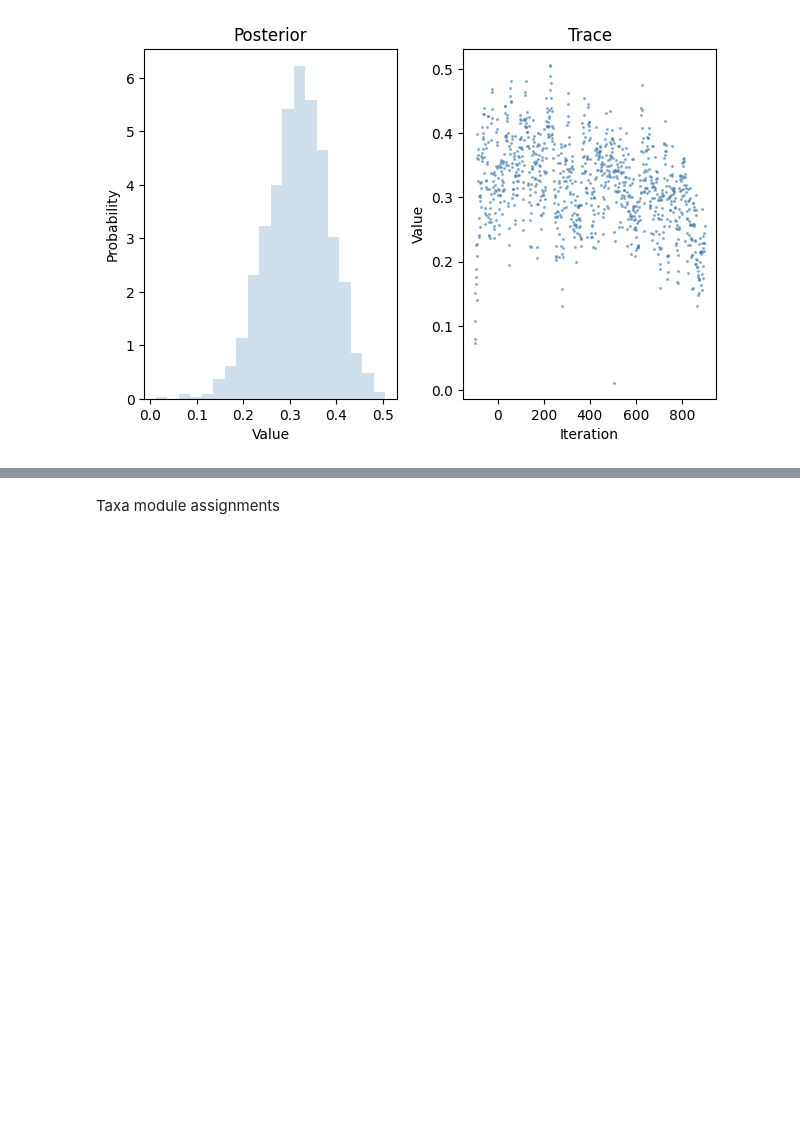
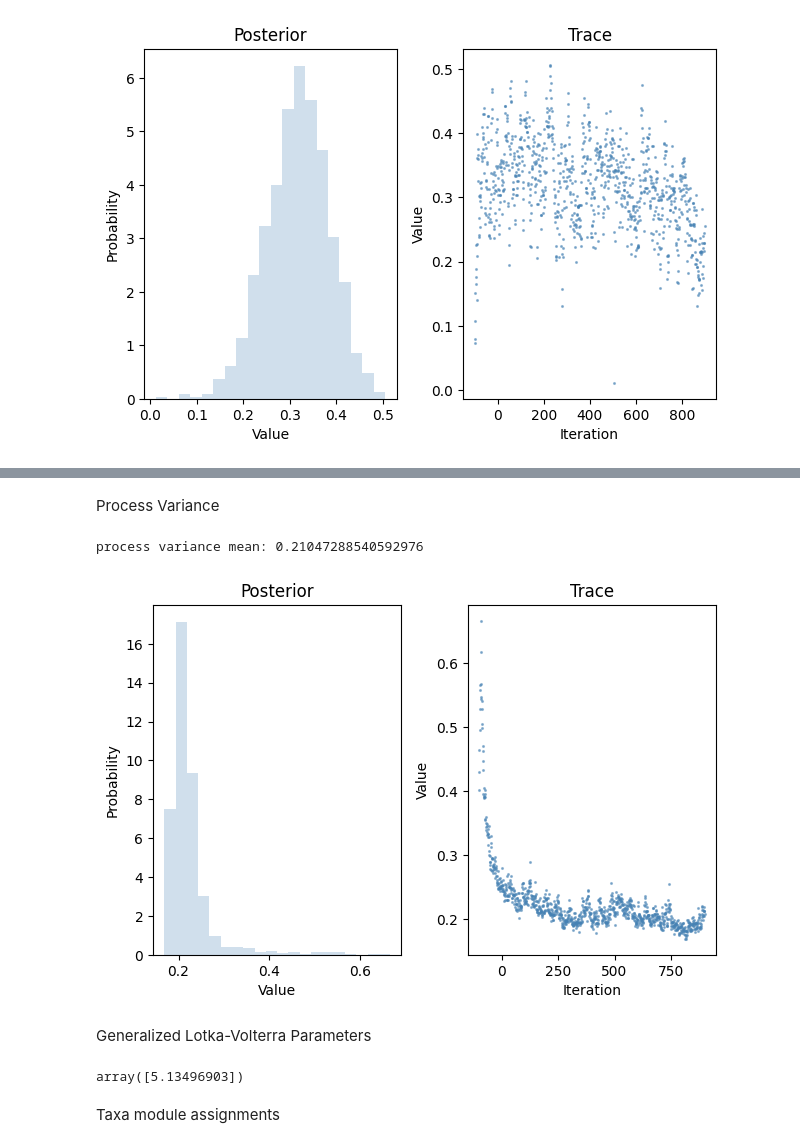
Before and after one commit to alejandrocs98/masters-thesis, a Jupyter notebook: mdsine2_mcnulty_lf0.ipynb, the cells around one changed output, grey strips where cells are left out. Drawn from its saved outputs; the diff is of its cells as text; code cells hidden in the pictures; blank space fills up the shorter version.

```diff
--- a/mdsine2_mcnulty_lf0.ipynb
+++ b/mdsine2_mcnulty_lf0.ipynb
@@ -272,0 +305,22 @@ R_obeum: 0.5963569640509283
+# %% [markdown]
+Process Variance
+# %%
+# Get the trace of the process variance {names.py, config.py, posterior.py}
+procees_var_lf0_s0 = mcmc_lf0_s0.graph[STRNAMES.PROCESSVAR]
+procees_var_trace_lf0_s0 = procees_var_lf0_s0.get_trace_from_disk(section='entire')
+
+# Get the mean of the process variance {pylab/variables.py}
+procees_var_mean_lf0_s0 = md2.summary(procees_var_lf0_s0)['mean']
+print(f'process variance mean: {procees_var_mean_lf0_s0}')
+
+# Visualize trace {visualization.py}
+md2.visualization.render_trace(     # Visualizes the Trace of a random variable
+    procees_var_trace_lf0_s0,       # Trace of the process variance
+    n_burnin=100                    # Tells how big the burnin array is
+)
+plt.show()
+# %% [output]
+process variance mean: 0.21047288540592976
+[figure, added]
+# %% [markdown]
+Generalized Lotka-Volterra Parameters
@@ -273,3 +342,7 @@ R_obeum: 0.5963569640509283
+# %%
+glv_params_lf0_s0.interactions.value
+# %% [output]
+array([5.13496903])
 # %% [markdown]
 Taxa module assignments
 # %%
```
Also changed, not shown: parts of 9 cells of this notebook, 8 other files.
